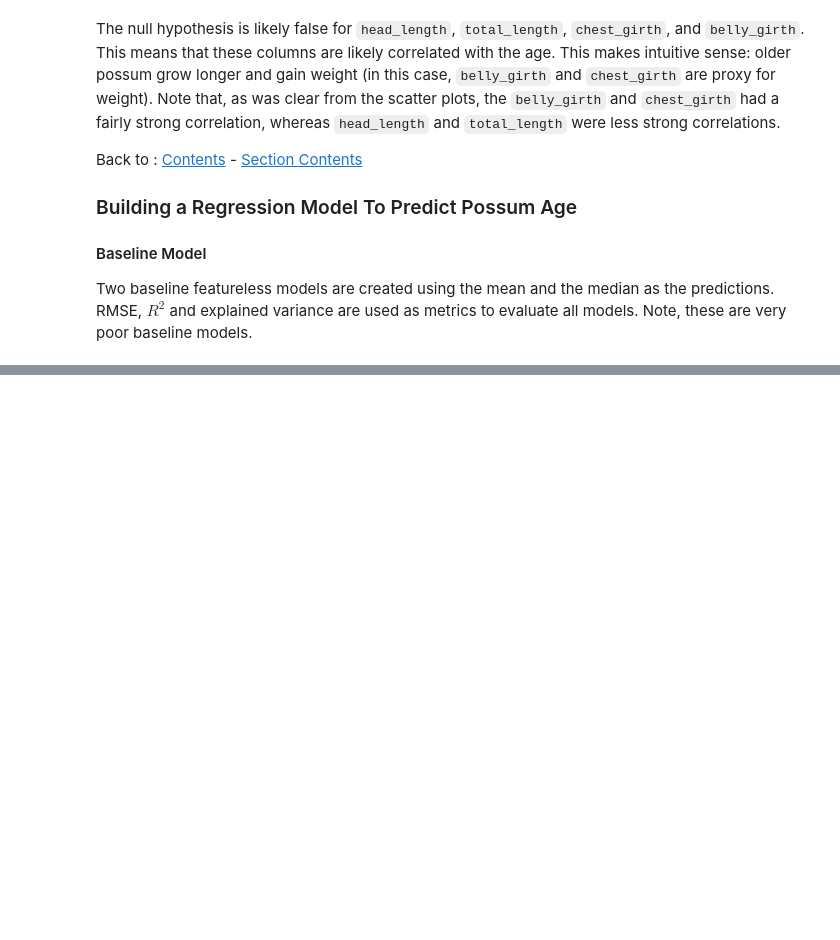
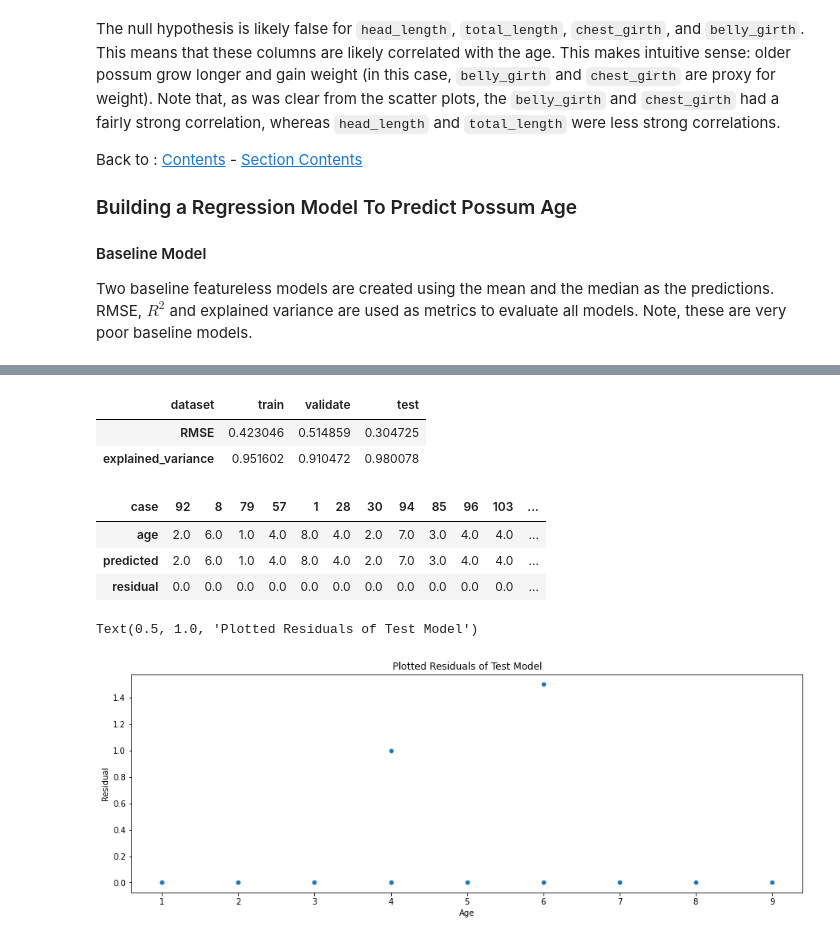
Before and after one commit to stephenfitzsimon/possum-regression, a Jupyter notebook: possum_models.ipynb, the cells around one changed output, grey strips where cells are left out. Cells and saved outputs as stored; diff of their text form; code cells hidden in the pictures; blank space fills up the shorter version.

```diff
--- a/possum_models.ipynb
+++ b/possum_models.ipynb
@@ -743,0 +757,22 @@ model_results.sort_values('validate_RMSE')
+# %%
+final_model_results.set_index('dataset').T
+# %% [output]
+| dataset | train | validate | test |
+| RMSE | 0.423046 | 0.514859 | 0.304725 |
+| explained_variance | 0.951602 | 0.910472 | 0.980078 |
+# %%
+test_predictions.set_index('case').sample(20).T
+# %% [output]
+| case | 92 | 8 | 79 | 57 | 1 | 28 | 30 | 94 | 85 | 96 | 103 | ... |
+| age | 2.0 | 6.0 | 1.0 | 4.0 | 8.0 | 4.0 | 2.0 | 7.0 | 3.0 | 4.0 | 4.0 | ... |
+| predicted | 2.0 | 6.0 | 1.0 | 4.0 | 8.0 | 4.0 | 2.0 | 7.0 | 3.0 | 4.0 | 4.0 | ... |
+| residual | 0.0 | 0.0 | 0.0 | 0.0 | 0.0 | 0.0 | 0.0 | 0.0 | 0.0 | 0.0 | 0.0 | ... |
+# %%
+plt.figure(figsize=(15,5))
+sns.scatterplot(data=test_predictions, x = 'age', y='residual')
+plt.xlabel('Age')
+plt.ylabel('Residual')
+plt.title('Plotted Residuals of Test Model')
+# %% [output]
+Text(0.5, 1.0, 'Plotted Residuals of Test Model')
+[figure, added]
```
Also changed, not shown: parts of 10 cells of this notebook, 1 other file.
